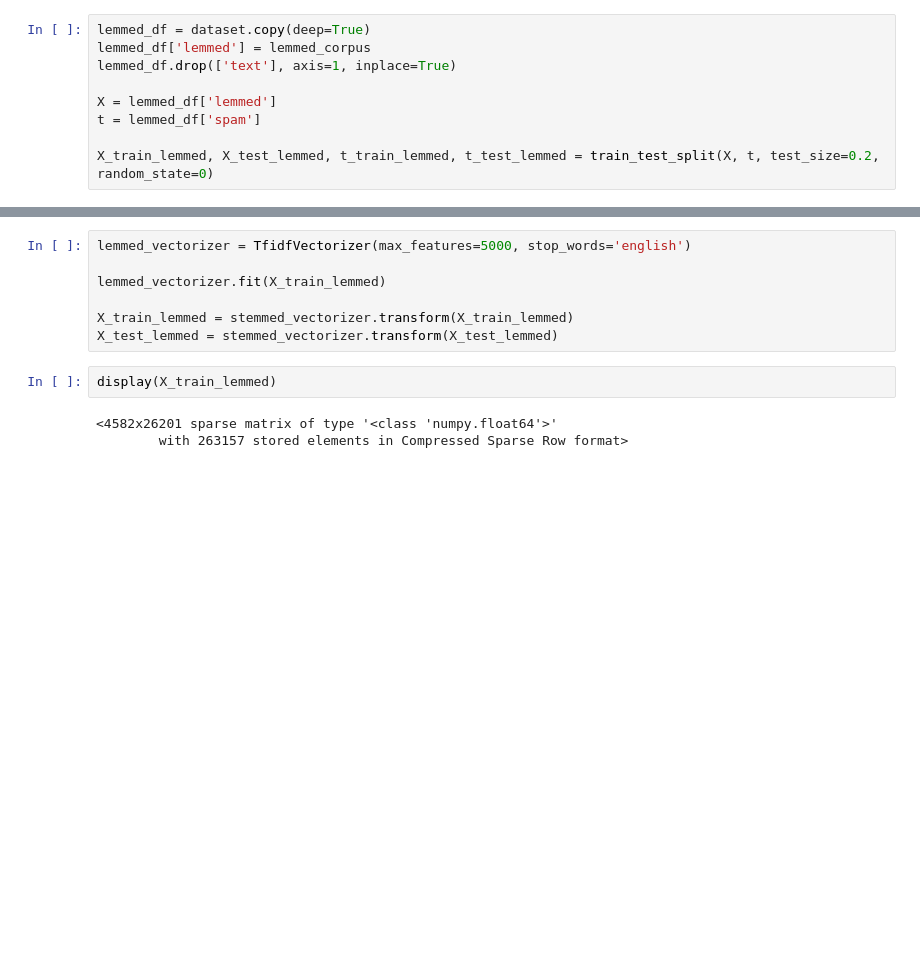
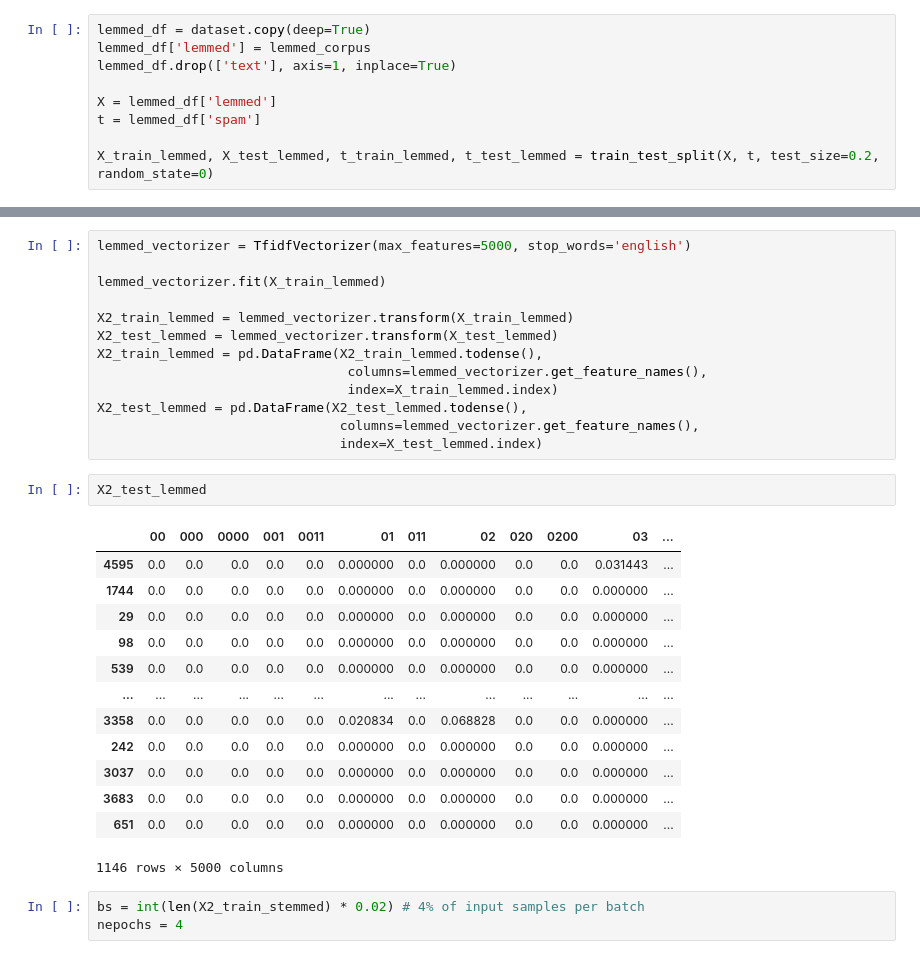
Before and after one commit to ANGELLOPARR/csc466-project, a Jupyter notebook: NLP_Exercise.ipynb, the cells around one changed output, grey strips where cells are left out. Drawn from its saved outputs; the diff is of its cells as text; blank space fills up the shorter version.

```diff
--- a/NLP_Exercise.ipynb
+++ b/NLP_Exercise.ipynb
@@ -122,10 +163,30 @@ lemmed_vectorizer = TfidfVectorizer(max_features=5000, stop_words='english')
 
 lemmed_vectorizer.fit(X_train_lemmed)
 
-X_train_lemmed = stemmed_vectorizer.transform(X_train_lemmed)
-X_test_lemmed = stemmed_vectorizer.transform(X_test_lemmed)
+X2_train_lemmed = lemmed_vectorizer.transform(X_train_lemmed)
+X2_test_lemmed = lemmed_vectorizer.transform(X_test_lemmed)
+X2_train_lemmed = pd.DataFrame(X2_train_lemmed.todense(),
+                                columns=lemmed_vectorizer.get_feature_names(),
+                                index=X_train_lemmed.index)
+X2_test_lemmed = pd.DataFrame(X2_test_lemmed.todense(),
+                               columns=lemmed_vectorizer.get_feature_names(),
+                               index=X_test_lemmed.index)
-# %%
-display(X_train_lemmed)
-# %% [output]
-<4582x26201 sparse matrix of type '<class 'numpy.float64'>'
-        with 263157 stored elements in Compressed Sparse Row format>
+# %%
+X2_test_lemmed
+# %% [output]
+|  | 00 | 000 | 0000 | 001 | 0011 | 01 | 011 | 02 | 020 | 0200 | 03 | ... |
+| 4595 | 0.0 | 0.0 | 0.0 | 0.0 | 0.0 | 0.000000 | 0.0 | 0.000000 | 0.0 | 0.0 | 0.031443 | ... |
+| 1744 | 0.0 | 0.0 | 0.0 | 0.0 | 0.0 | 0.000000 | 0.0 | 0.000000 | 0.0 | 0.0 | 0.000000 | ... |
+| 29 | 0.0 | 0.0 | 0.0 | 0.0 | 0.0 | 0.000000 | 0.0 | 0.000000 | 0.0 | 0.0 | 0.000000 | ... |
+| 98 | 0.0 | 0.0 | 0.0 | 0.0 | 0.0 | 0.000000 | 0.0 | 0.000000 | 0.0 | 0.0 | 0.000000 | ... |
+| 539 | 0.0 | 0.0 | 0.0 | 0.0 | 0.0 | 0.000000 | 0.0 | 0.000000 | 0.0 | 0.0 | 0.000000 | ... |
+| ... | ... | ... | ... | ... | ... | ... | ... | ... | ... | ... | ... | ... |
+| 3358 | 0.0 | 0.0 | 0.0 | 0.0 | 0.0 | 0.020834 | 0.0 | 0.068828 | 0.0 | 0.0 | 0.000000 | ... |
+| 242 | 0.0 | 0.0 | 0.0 | 0.0 | 0.0 | 0.000000 | 0.0 | 0.000000 | 0.0 | 0.0 | 0.000000 | ... |
+| 3037 | 0.0 | 0.0 | 0.0 | 0.0 | 0.0 | 0.000000 | 0.0 | 0.000000 | 0.0 | 0.0 | 0.000000 | ... |
+| 3683 | 0.0 | 0.0 | 0.0 | 0.0 | 0.0 | 0.000000 | 0.0 | 0.000000 | 0.0 | 0.0 | 0.000000 | ... |
+| 651 | 0.0 | 0.0 | 0.0 | 0.0 | 0.0 | 0.000000 | 0.0 | 0.000000 | 0.0 | 0.0 | 0.000000 | ... |
+1146 rows × 5000 columns
+# %%
+bs = int(len(X2_train_stemmed) * 0.02) # 4% of input samples per batch
+nepochs = 4
```
Also changed, not shown: parts of 9 cells of this notebook.
